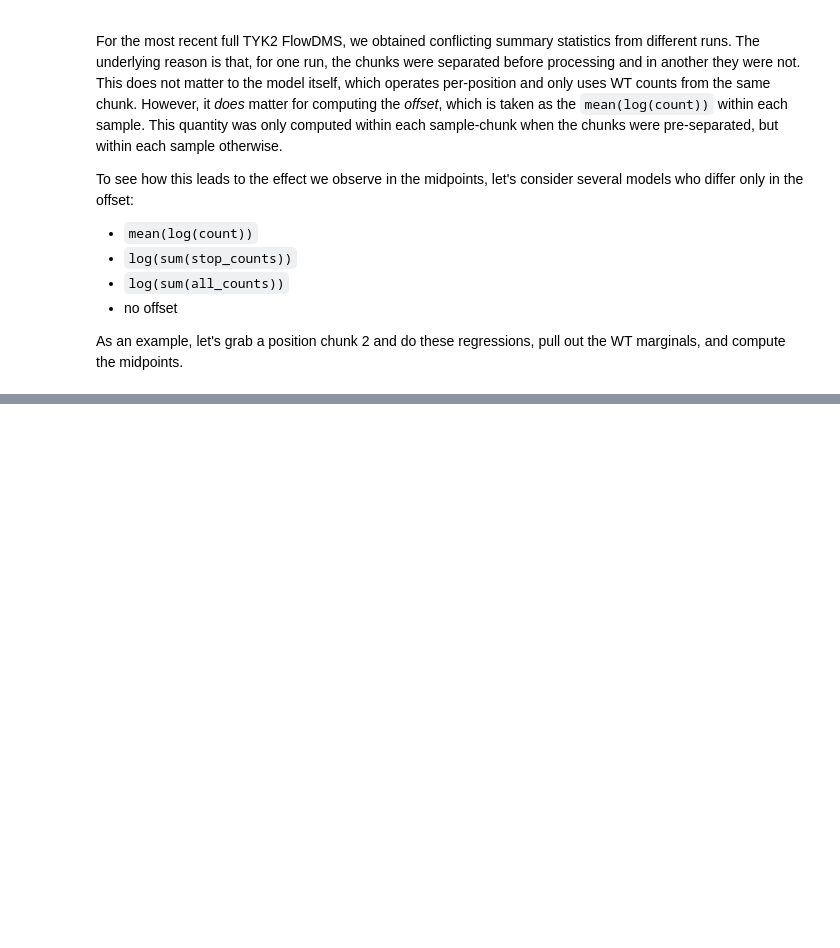
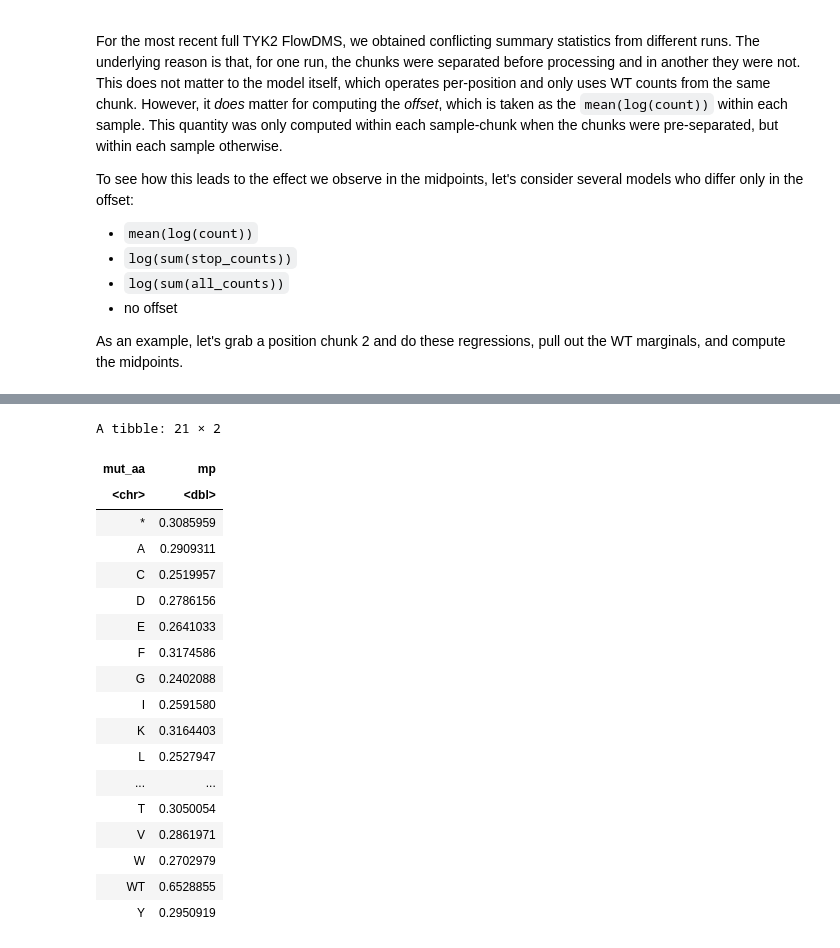
Before and after one commit to MiTPenguin/bms-dms, a Jupyter notebook: notebooks/TYK2-FlowDMS-Offsets.ipynb, the cells around one changed output, grey strips where cells are left out. Cells and saved outputs as stored; diff of their text form; code cells hidden in the pictures; blank space fills up the shorter version.

```diff
--- a/notebooks/TYK2-FlowDMS-Offsets.ipynb
+++ b/notebooks/TYK2-FlowDMS-Offsets.ipynb
@@ -17,20 +45,19 @@ library(tidyverse)
 # %%
-mapped_counts <- data.table::fread("../../dms/pipeline/OCNT-VAMPLIB-1-assay-run2-all-assigned.mapped-counts.tsv") %>%
-    separate(oligo, c("lib", "chunk", "wt_aa", "pos",
-                        "mut_aa", "wt_codon", "mut_codon"), "_") %>%
+mapped_counts <- data.table::fread("../../dms/pipeline/OCNT-VAMPLIB-1-assay-run2-all-assigned-split.mapped-counts.tsv",
+        col.names = c("sample", "barcode", "count", "lib",
+                      "chunk", "wt_aa", "pos", "mut_aa",
+                      "wt_codon", "mut_codon", "chunkid", "dox",
+                      "condition", "condition_conc", "clone")) %>%
     mutate(condition_conc = as.factor(condition_conc),
-        condition = as.factor(paste0(condition, condition_conc)),
         mut_aa = if_else(wt_aa == mut_aa | is.na(mut_aa), "WT", mut_aa),
         mut_aa = relevel(as.factor(mut_aa), ref = "WT")) %>%
-    group_by(sample) %>%
+    ungroup() %>%
+    group_by(condition_conc) %>%
     mutate(log_stop_counts_sample = log(sum(count[which(mut_aa %in% c("*", "X", "Stop", "stop"))])),
         mean_log_count_sample = mean(log(count)),
         log_total_count_sample = log(sum(count))) %>%
     ungroup() %>%
-    group_by(sample, chunk) %>%
+    group_by(condition_conc, chunk) %>%
     mutate(log_stop_counts_chunk = log(sum(count[which(mut_aa %in% c("*", "X", "Stop", "stop"))])),
         mean_log_count_chunk = mean(log(count)),
         log_total_count_chunk = log(sum(count)))
-
-write_tsv(mapped_counts,
-          "../../dms/pipeline/OCNT-VAMPLIB-1-assay-run2-offsets.mapped-counts.tsv")
@@ -68,0 +64,41 @@ A tibble: 204 × 6
+# %%
+pos669 <- mapped_counts %>%
+    filter(pos == 669 | (mut_aa == "WT" & chunk == 10)) %>%
+    mutate(condition_conc = as.factor(condition_conc),
+           mut_aa = relevel(as.factor(mut_aa), ref = "WT"))
+# %%
+mod_offset <- run_model(pos669 %>% mutate("offset_col" = 0))
+mod_offset %>%
+    filter(mut_aa == "WT") %>%
+    dplyr::select(estimate, mut_aa, condition_conc) %>%
+    mutate(condition_conc = as.numeric(condition_conc) / 100) %>%
+    mutate(estimate = (estimate - min(estimate))/sum(estimate - min(estimate))) %>%
+    summarize(mp = sum((condition_conc - 0.125)*estimate))
+# %%
+mod_offset %>%
+    filter(is.na(term)) %>%
+    dplyr::select(estimate, mut_aa, condition_conc) %>%
+    group_by(mut_aa) %>%
+    mutate(condition_conc = as.numeric(condition_conc) / 100) %>%
+    mutate(estimate = (estimate - min(estimate))/sum(estimate - min(estimate))) %>%
+    summarize(mp = sum((condition_conc - 0.125)*estimate))
+# %% [output]
+A tibble: 21 × 2
+| mut_aa | mp |
+| <chr> | <dbl> |
+| * | 0.3085959 |
+| A | 0.2909311 |
+| C | 0.2519957 |
+| D | 0.2786156 |
+| E | 0.2641033 |
+| F | 0.3174586 |
+| G | 0.2402088 |
+| I | 0.2591580 |
+| K | 0.3164403 |
+| L | 0.2527947 |
+| ... | ... |
+| T | 0.3050054 |
+| V | 0.2861971 |
+| W | 0.2702979 |
+| WT | 0.6528855 |
+| Y | 0.2950919 |
```
Also changed, not shown: parts of 12 cells of this notebook, 9 other files.
